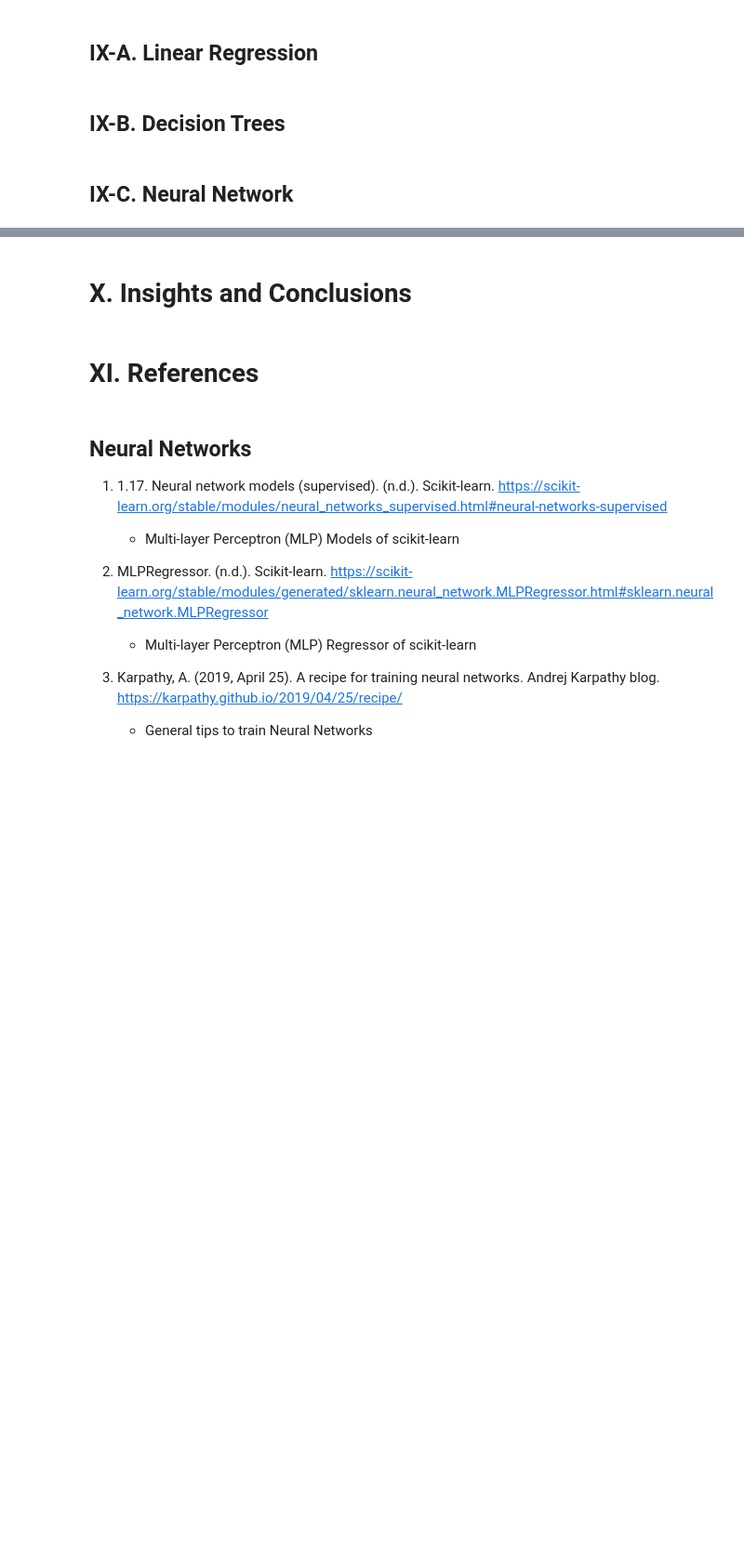
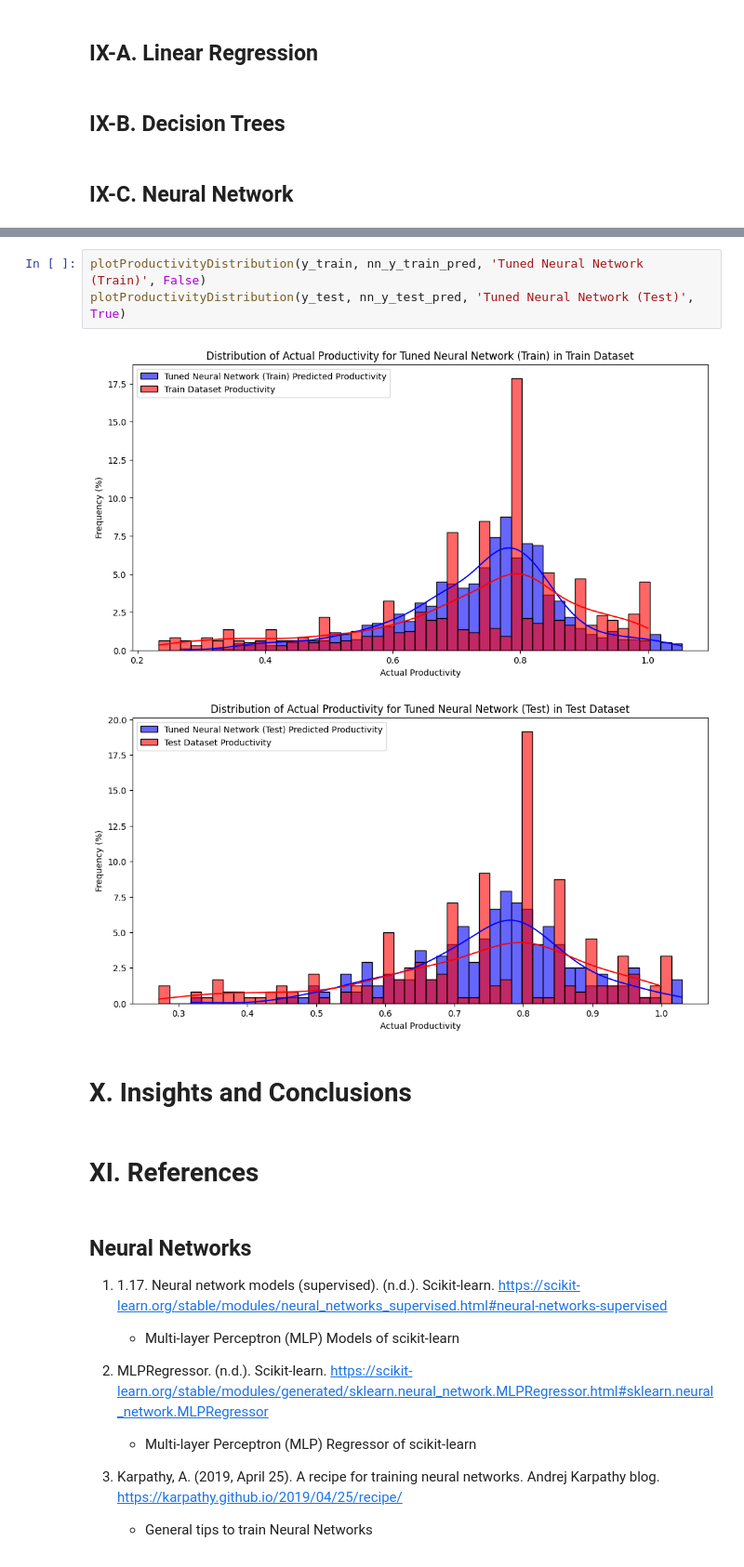
Before and after one commit to TeanConcio/CCPROG1-MP, a Jupyter notebook: machine_project_notebook.ipynb, the cells around one changed output, grey strips where cells are left out. Shown at 93% size. Drawn from its saved outputs; the diff is of its cells as text; blank space fills up the shorter version.

```diff
--- a/machine_project_notebook.ipynb
+++ b/machine_project_notebook.ipynb
@@ -1221,3 +1289,9 @@ nn_rscv.best_params_
+# %%
+plotProductivityDistribution(y_train, nn_y_train_pred, 'Tuned Neural Network (Train)', False)
+plotProductivityDistribution(y_test, nn_y_test_pred, 'Tuned Neural Network (Test)', True)
+# %% [output]
+[figure, added]
+[figure, added]
 # %% [markdown]
 # X. Insights and Conclusions
 # %% [markdown]
```
Also changed, not shown: parts of 12 cells of this notebook.
